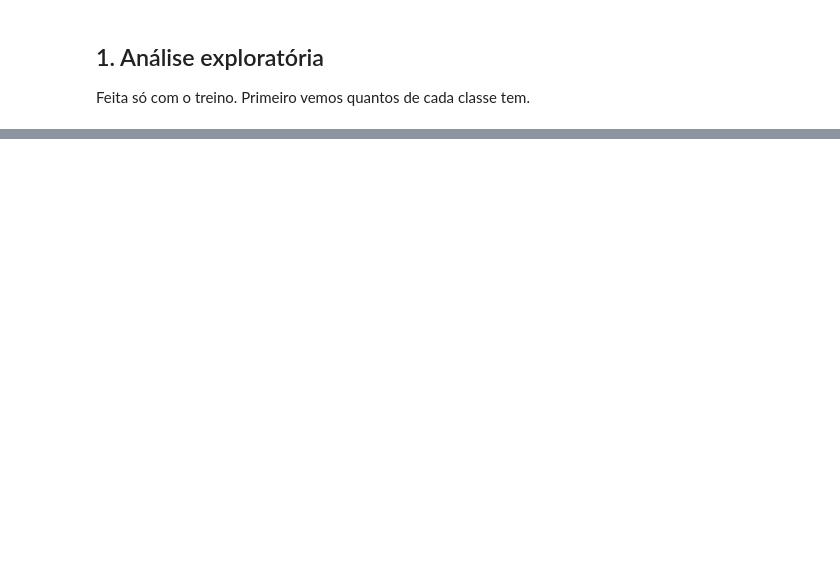
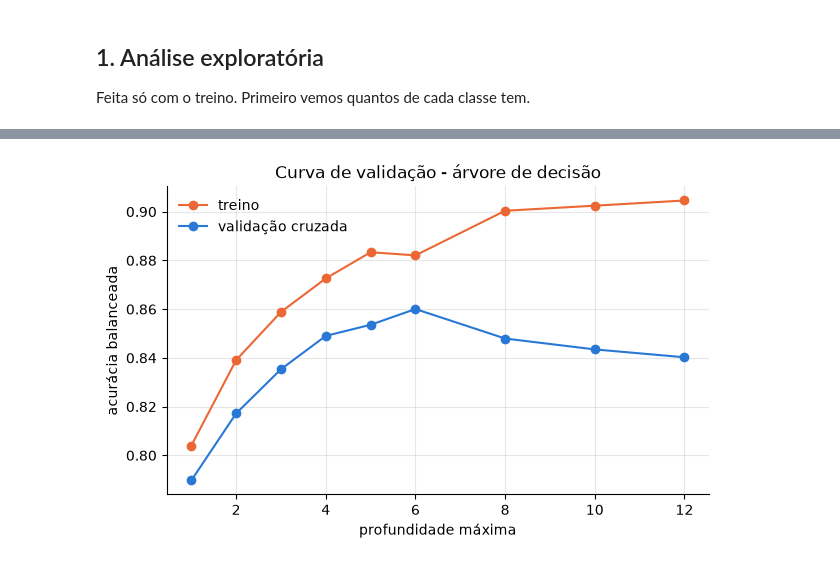
Before and after one commit to Machine-Learning-AV2/Pipeline_MachineLearning_AV2, a Jupyter notebook: classificacao/classificacao.ipynb, the cells around one changed output, grey strips where cells are left out. Saved outputs shown, nothing was run; the diff lists cells and outputs as text; code cells hidden in the pictures; blank space fills up the shorter version.

```diff
--- a/classificacao/classificacao.ipynb
+++ b/classificacao/classificacao.ipynb
@@ -110,0 +322,26 @@ As classes estão bem desbalanceadas, só uns 17% são classe 1. Um modelo que c
+# %%
+grades = {
+    "Baseline": [("-", lambda: Baseline(), False)],
+    "Regressão logística": [("lr=0.1", lambda: Logistic_Regression(learning_rate=0.1, iterations=500), True),
+                            ("lr=0.5", lambda: Logistic_Regression(learning_rate=0.5, iterations=500), True)],
+    "LDA": [("-", lambda: LDA(), True)],
+    "KNN": [("K=5", lambda: KNN(5), True),
+            ("K=15", lambda: KNN(15), True),
+            ("K=31", lambda: KNN(31), True)],
+    "Árvore": [("prof=3", lambda: Arvore(max_depth=3, min_samples=10), True),
+               ("prof=5", lambda: Arvore(max_depth=5, min_samples=10), True),
+               ("prof=8", lambda: Arvore(max_depth=8, min_samples=10), True)],
+}
+
+melhor = {}
+for nome, opcoes in grades.items():
+    for desc, criar, bal in opcoes:
+        classe = com_preprocessamento(criar, balancear=bal)
+        score = KFold(classe, X_train, ytr, k=K, stat=acuracia_balanceada, seed=SEED).folds()
+        print(f"{nome:20s} {desc:7s} acurácia balanceada (CV) = {score:.3f}")
+        if nome not in melhor or score > melhor[nome][0]:
+            melhor[nome] = (score, desc, classe)
+
+print()
+for nome, (score, desc, _) in melhor.items():
+    print("melhor", nome, "->", desc)
@@ -110,0 +369,19 @@ As classes estão bem desbalanceadas, só uns 17% são classe 1. Um modelo que c
+# %%
+profs = [1, 2, 3, 4, 5, 6, 8, 10, 12]
+score_cv, score_treino = [], []
+for p in profs:
+    classe = com_preprocessamento(lambda p=p: Arvore(max_depth=p, min_samples=10))
+    score_cv.append(KFold(classe, X_train, ytr, k=K, stat=acuracia_balanceada, seed=SEED).folds())
+    modelo = classe().fit(X_train, ytr)
+    score_treino.append(acuracia_balanceada(modelo.predict(X_train), ytr))
+
+plt.figure(figsize=(7, 4))
+plt.plot(profs, score_treino, "o-", color=LARANJA, label="treino")
+plt.plot(profs, score_cv, "o-", color=AZUL, label="validação cruzada")
+plt.xlabel("profundidade máxima")
+plt.ylabel("acurácia balanceada")
+plt.title("Curva de validação - árvore de decisão")
+plt.legend(frameon=False)
+plt.show()
+# %% [output]
+[figure, added]
```
Also changed, not shown: parts of 27 cells of this notebook.
